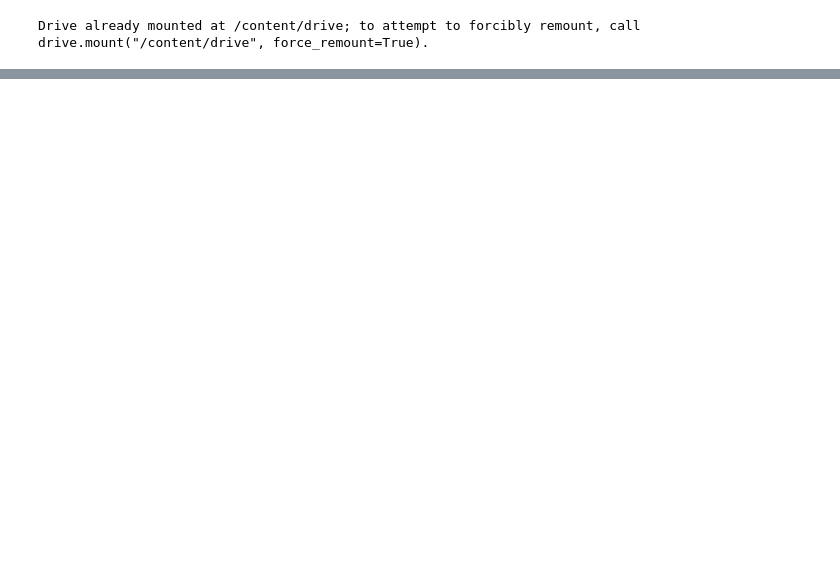
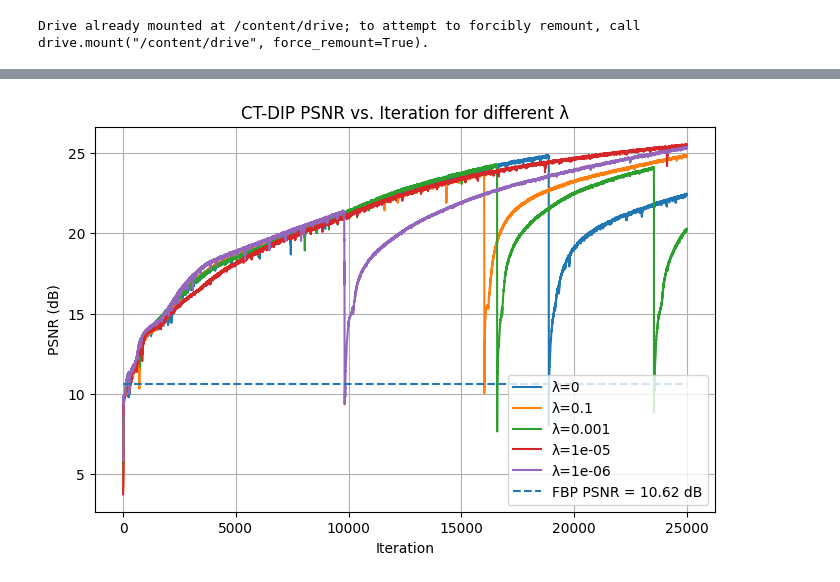
Before and after one commit to Seyed110-99/Master-DIP-Thesis-Project, a Jupyter notebook: MSc_Project_CT.ipynb, the cells around one changed output, grey strips where cells are left out. Drawn from its saved outputs; the diff is of its cells as text; code cells hidden in the pictures; blank space fills up the shorter version.

Commit message:
CT with different Lambda values test

```diff
--- a/MSc_Project_CT.ipynb
+++ b/MSc_Project_CT.ipynb
@@ -48,0 +266,95 @@ from Model_arch import UNet
+# %%
+if __name__ == "__main__":
+  device = torch.device("cuda"if torch.cuda.is_available() else "cpu")
+  print(device)
+  os.makedirs("outputs/CT", exist_ok=True)
+  # Load + preprocess the “astronaut” image
+  image = data.astronaut()
+  plt.imsave("outputs/CT/original_image.png", image)
+  image = image / 255.0  # float in [0,1]
+
+  # Resize to half dimensions (integer)
+  H, W, _ = image.shape
+  image = resize(image, (H // 2, W // 2), anti_aliasing=True)
+  H, W, _ = image.shape
+
+  # Plotting Dx and Dy
+  x_true = torch.from_numpy(image[:,:,0]).float()[None, None].to(device)
+  angles_torch = torch.linspace(0, 180, 60, dtype = torch.float32, device=device)  # 60 angles from 0 to 180 degrees
+
+  physics_raw = dinv.physics.Tomography(
+        img_width = W,
+        angles = angles_torch,
+        device = device,
+        noise_model = dinv.physics.GaussianNoise(sigma = 0.02)
+    )
+
+  physics = OperatorModule(physics_raw)
+  y = physics(x_true)
+  y_np = y.squeeze().cpu().numpy().T  # [1,H,W]
+  plt.figure(figsize = (6, 4))
+  plt.imshow(y_np, aspect='auto', cmap='gray')
+  plt.xlabel("Projection angle (degrees)")
+  plt.ylabel("Detector index")
+  plt.title("Sinogtram y = A(x_true) + noise")
+  plt.colorbar(label="Measured intensity")
+  plt.tight_layout()
+  plt.savefig("outputs/CT/sinogram.png")
+  plt.close()
+
+  grad_u = nabla(x_true)  # [1,1,H,W,2]
+  Dx = grad_u[0,0,...,0].cpu().numpy()  # [H,W]
+  Dy = grad_u[0,0,...,1].cpu().numpy()  # [H,W]
+
+  fig, (ax1, ax2) = plt.subplots(1,2,figsize=(8,4))
+
+  ax1.imshow(Dx, cmap='gray'); ax1.set_title('Dₓ (vertical edges)'); ax1.axis('off')
+  ax2.imshow(Dy, cmap='gray'); ax2.set_title('Dᵧ (horizontal edges)'); ax2.axis('off')
+  plt.tight_layout()
+  plt.savefig("outputs/CT/gradients.png")
+  plt.close(fig)
+
+  gt_np  = x_true.squeeze().cpu().numpy()          # NumPy [1,H,W]
+
+  plt.figure(figsize = (5, 5))
+  plt.imshow(gt_np, cmap='gray', vmin=0, vmax=1)
+  plt.axis('off')
+  plt.title("X_true (ground truth)")
+  plt.tight_layout()
+  plt.savefig("outputs/CT/x_ground_truth.png")
+  plt.close()
+
+  y_np   = y.squeeze().cpu().numpy()
+  angles_np = np.linspace(0, 180, 60, endpoint=False).astype(np.float32)
+  fbp_np = iradon(y_np, theta=angles_np, filter_name='ramp', circle=True, output_size=H)
+  psnr_fbp = calculate_psnr(gt_np, fbp_np)
+  print(f"FBP baseline PSNR: {psnr_fbp:.2f} dB")
+
+  lambdas = [0 , 1e-1, 1e-3, 1e-5, 1e-6]
+
+  all_curves = []
+
+  for lambd in lambdas:
+    recon, best_output, psnrs_gt, var_history, es_wmv = train_test_model(y, 25000, physics , gt_np ,device = device , window= 100, patience= 10000, lambd = lambd )
+
+    # ——————————————————————————————
+    # 7) After training: use best_output (or fallback to last epoch)
+    # ——————————————————————————————
+
+    if best_output is not None:
+      # recon_best = best_output[:, :1, ...] #[1, 1, H, W]
+      save_image(best_output.repeat(1,3,1,1), f"best_epoch_{es_wmv.best_epoch}", lambd)
+      gt_np = x_true.squeeze().cpu().numpy()
+      rec_np = best_output.squeeze().cpu().numpy()
+      print("Final CT‐DIP PSNR:", calculate_psnr(gt_np, rec_np))
+
+    else:
+      print("ES‐WMV never updated best_output; using last epoch’s output.")
+      save_image(recon.repeat(1,3,1,1), "last_epoch", lambd)
+      gt_np = x_true.squeeze().cpu().numpy()
+      last_np = recon.squeeze().cpu().numpy()
+      print("Final PSNR(gt→recon) at last epoch:",
+            f"{calculate_psnr(gt_np, last_np):.2f} dB")
+
+    all_curves.append((lambd, psnrs_gt))
+# %% [output]
@@ -48,0 +378 @@ from Model_arch import UNet
+[figure, added]
```
Also changed, not shown: parts of 9 cells of this notebook.
